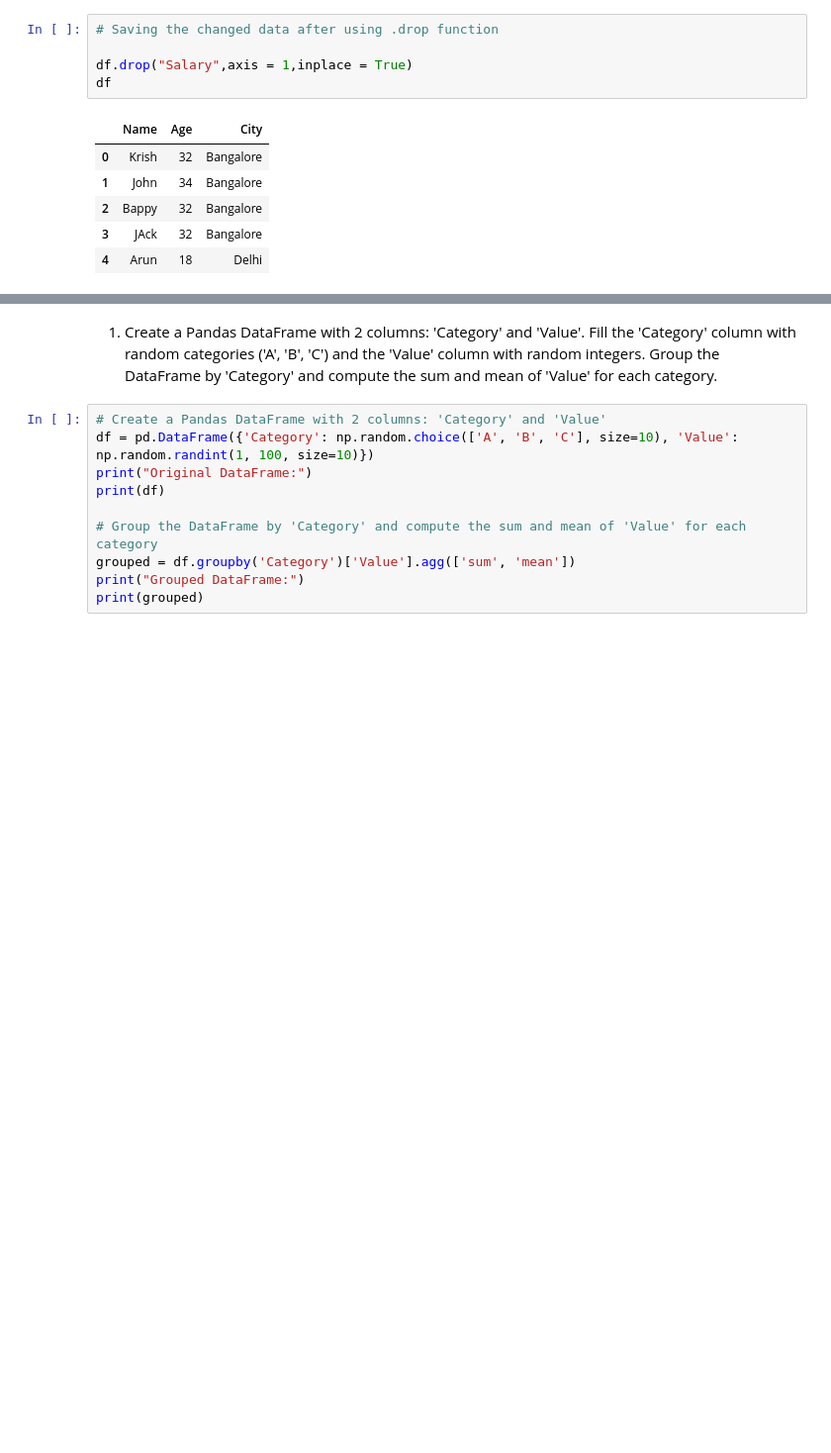
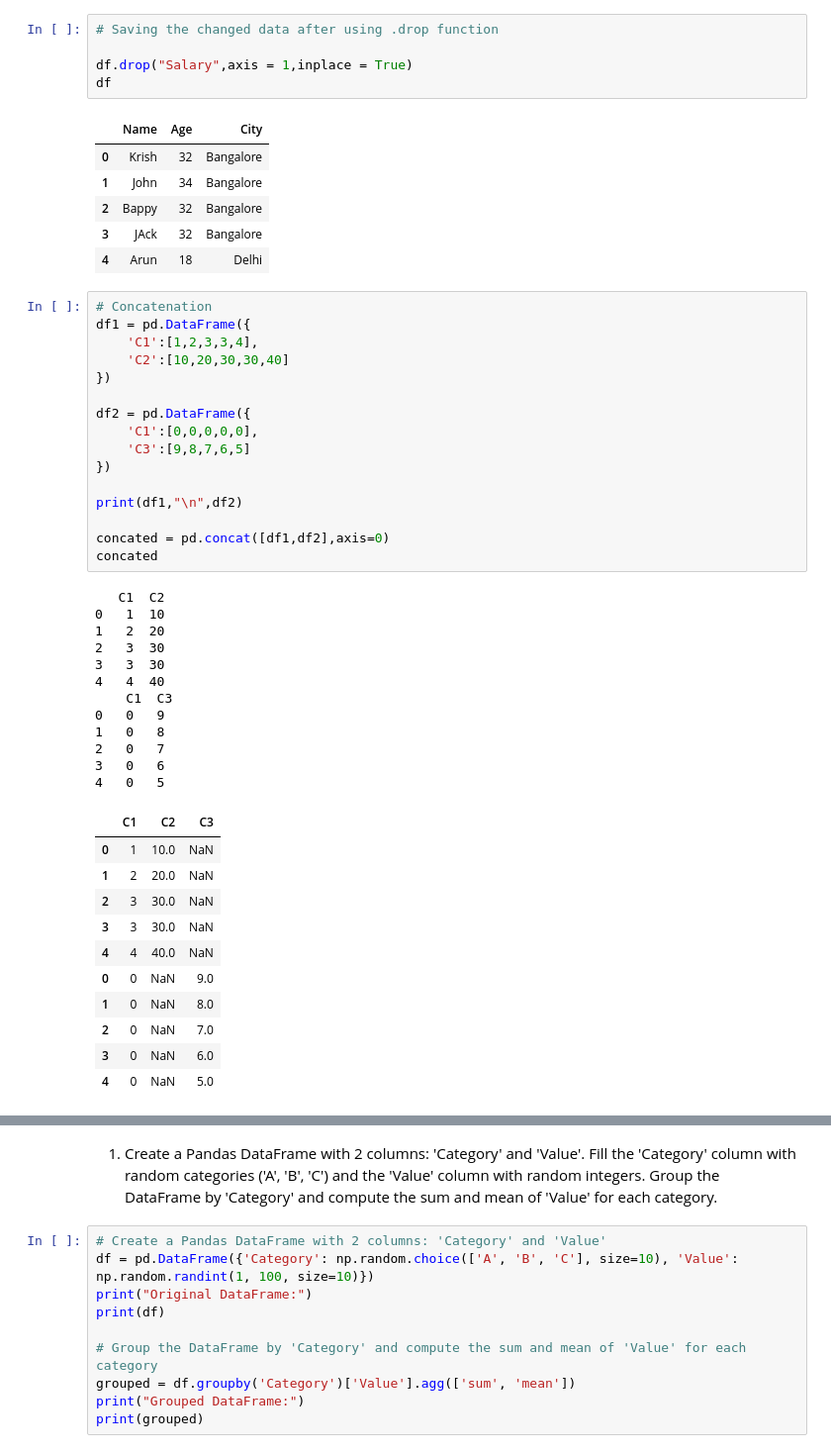
Before and after one commit to ArunNegi112/Complete-Python-Course, a Jupyter notebook: Data analysis/2.Pandas.ipynb, the cells around one changed output, grey strips where cells are left out. Shown at 99% size. Saved outputs shown, nothing was run; the diff lists cells and outputs as text; blank space fills up the shorter version.

```diff
--- a/Data analysis/2.Pandas.ipynb
+++ b/Data analysis/2.Pandas.ipynb
@@ -344,3 +344,43 @@ df
 | 2 | Bappy | 32 | Bangalore |
 | 3 | JAck | 32 | Bangalore |
 | 4 | Arun | 18 | Delhi |
+# %%
+# Concatenation
+df1 = pd.DataFrame({
+    'C1':[1,2,3,3,4],
+    'C2':[10,20,30,30,40]
+})
+
+df2 = pd.DataFrame({
+    'C1':[0,0,0,0,0],
+    'C3':[9,8,7,6,5]
+})
+
+print(df1,"\n",df2)
+
+concated = pd.concat([df1,df2],axis=0)
+concated
+# %% [output]
+   C1  C2
+0   1  10
+1   2  20
+2   3  30
+3   3  30
+4   4  40
+    C1  C3
+0   0   9
+1   0   8
+2   0   7
+3   0   6
+4   0   5
+|  | C1 | C2 | C3 |
+| 0 | 1 | 10.0 | NaN |
+| 1 | 2 | 20.0 | NaN |
+| 2 | 3 | 30.0 | NaN |
+| 3 | 3 | 30.0 | NaN |
+| 4 | 4 | 40.0 | NaN |
+| 0 | 0 | NaN | 9.0 |
+| 1 | 0 | NaN | 8.0 |
+| 2 | 0 | NaN | 7.0 |
+| 3 | 0 | NaN | 6.0 |
+| 4 | 0 | NaN | 5.0 |
```
Also changed, not shown: parts of 9 cells of this notebook, 3 other files.
